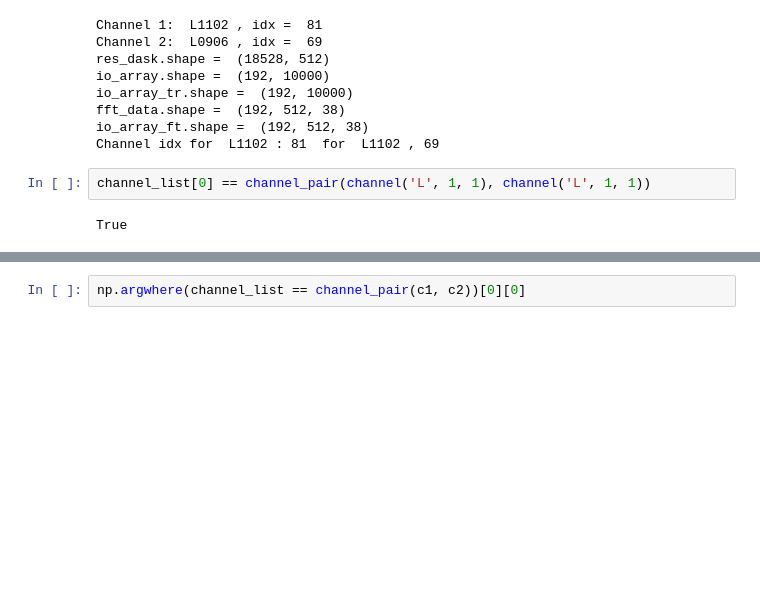
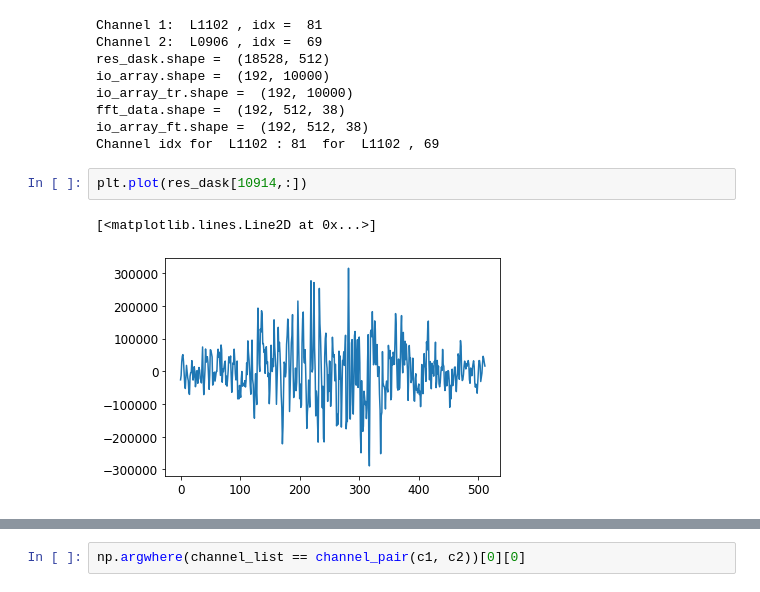
Before and after one commit to rkube/delta, a Jupyter notebook: tests_analysis/compare_correlation_dask_fluctana.ipynb, the cells around one changed output, grey strips where cells are left out. Saved outputs shown, nothing was run; the diff lists cells and outputs as text; blank space fills up the shorter version.

```diff
--- a/tests_analysis/compare_correlation_dask_fluctana.ipynb
+++ b/tests_analysis/compare_correlation_dask_fluctana.ipynb
@@ -222,7 +224,8 @@ io_array_tr.shape =  (192, 10000)
 fft_data.shape =  (192, 512, 38)
 io_array_ft.shape =  (192, 512, 38)
 Channel idx for  L1102 : 81  for  L1102 , 69
-# %%
-channel_list[0] == channel_pair(channel('L', 1, 1), channel('L', 1, 1))
-# %% [output]
-True
+# %%
+plt.plot(res_dask[10914,:])
+# %% [output]
+[<matplotlib.lines.Line2D at 0x...>]
+[figure, added]
```
Also changed, not shown: parts of 4 cells of this notebook.
